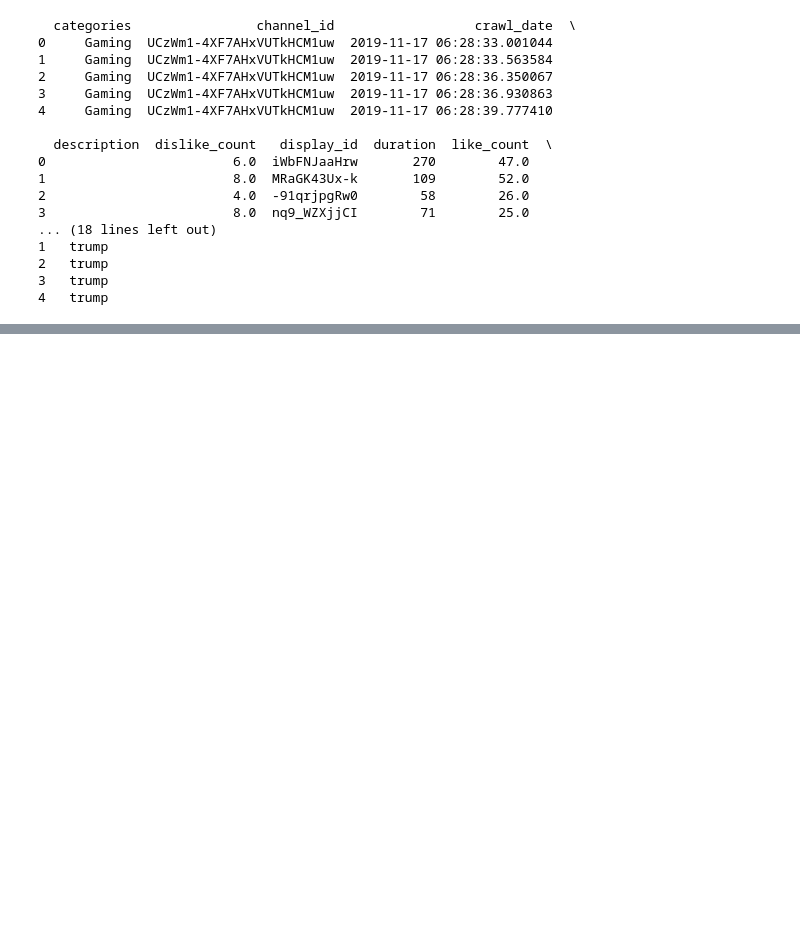
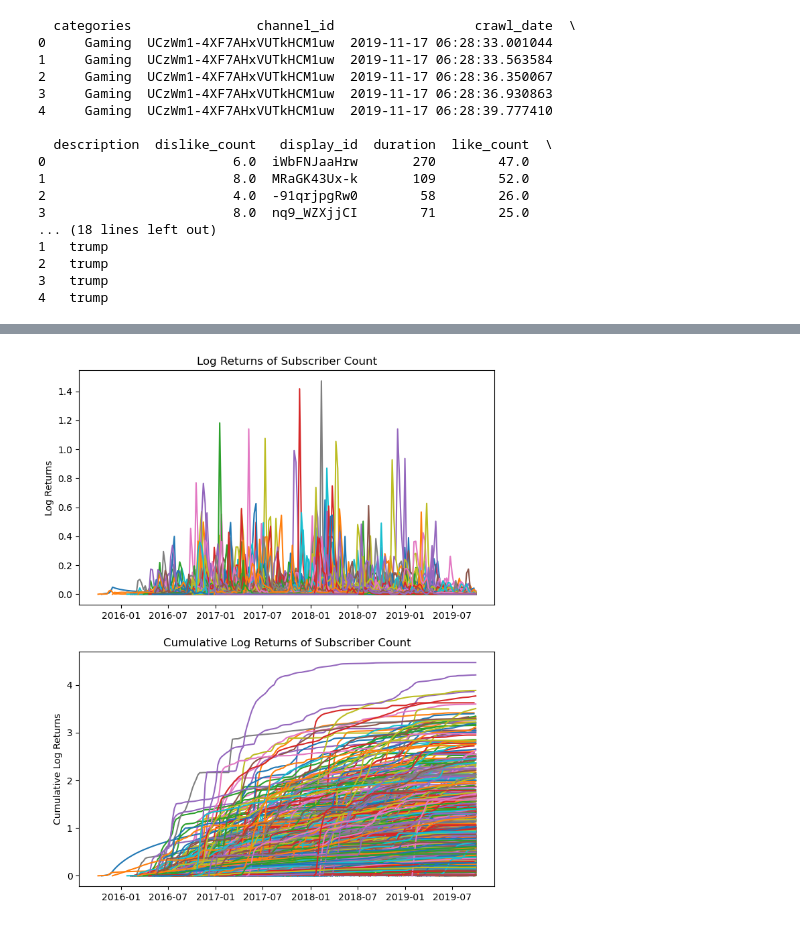
Before and after one commit to epfl-ada/ada-2024-project-kungfucooking, a Jupyter notebook: task1.ipynb, the cells around one changed output, grey strips where cells are left out. Cells and saved outputs as stored; diff of their text form; code cells hidden in the pictures; blank space fills up the shorter version.

```diff
--- a/task1.ipynb
+++ b/task1.ipynb
@@ -181,0 +234,21 @@ fig.tight_layout()
+# %%
+df = channels_ts.copy()
+
+fig, ax = plt.subplots(2,1, figsize=(8, 10))
+
+for channel in df['channel'].unique():
+    channel_data = df[df['channel'] == channel].copy()
+    channel_data['log_returns'] = np.log10(channel_data['subs'] / (channel_data['subs'] - channel_data['delta_subs']))
+    channel_data['cumulative_log_returns'] = channel_data['log_returns'].cumsum()
+    ax[0].plot(channel_data.index, channel_data['log_returns'], label=channel)
+    ax[1].plot(channel_data.index, channel_data['cumulative_log_returns'], label=channel)
+
+ax[0].set_title('Log Returns of Subscriber Count')
+ax[0].set_ylabel('Log Returns')
+
+ax[1].set_title('Cumulative Log Returns of Subscriber Count')
+ax[1].set_ylabel('Cumulative Log Returns')
+
+plt.show()
+# %% [output]
+[figure, added]
```
Also changed, not shown: parts of 13 cells of this notebook.
